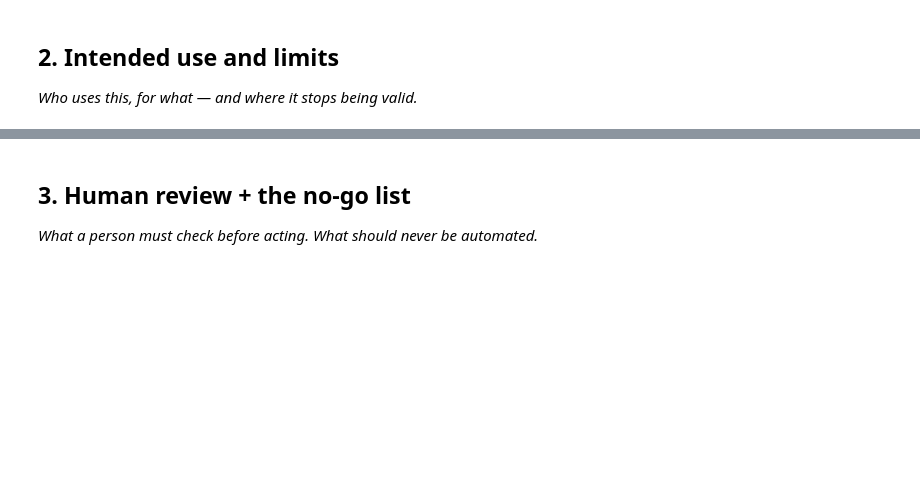
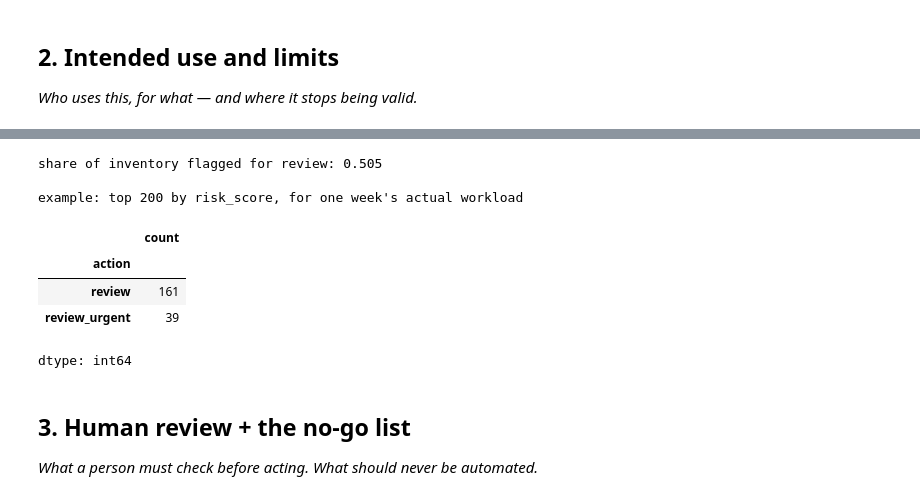
Before and after one commit to abdulmanan2728/flyrank-ml-internship-starter, a Jupyter notebook: work/notebooks/w07_action_playbook.ipynb, the cells around one changed output, grey strips where cells are left out. Drawn from its saved outputs; the diff is of its cells as text; code cells hidden in the pictures; blank space fills up the shorter version.

```diff
--- a/work/notebooks/w07_action_playbook.ipynb
+++ b/work/notebooks/w07_action_playbook.ipynb
@@ -23,3 +139,21 @@ This skeleton is yours to fill. Work the sections **in order** — each one has
+# %%
+flagged_share = (df['action'].isin(['review', 'review_urgent'])).mean()
+print(f"share of inventory flagged for review: {flagged_share:.3f}")
+
+# illustrative: what a realistic weekly capacity-limited queue looks like
+weekly_capacity = 200  # example — an analyst's realistic weekly review volume
+top_n_queue = queue.head(weekly_capacity)
+print(f"\nexample: top {weekly_capacity} by risk_score, for one week's actual workload")
+top_n_queue['action'].value_counts()
+# %% [output]
+share of inventory flagged for review: 0.505
+
+example: top 200 by risk_score, for one week's actual workload
+|  | count |
+| action |  |
+| review | 161 |
+| review_urgent | 39 |
+dtype: int64
 # %% [markdown]
 ## 3. Human review + the no-go list
 
```
Also changed, not shown: parts of 12 cells of this notebook.
